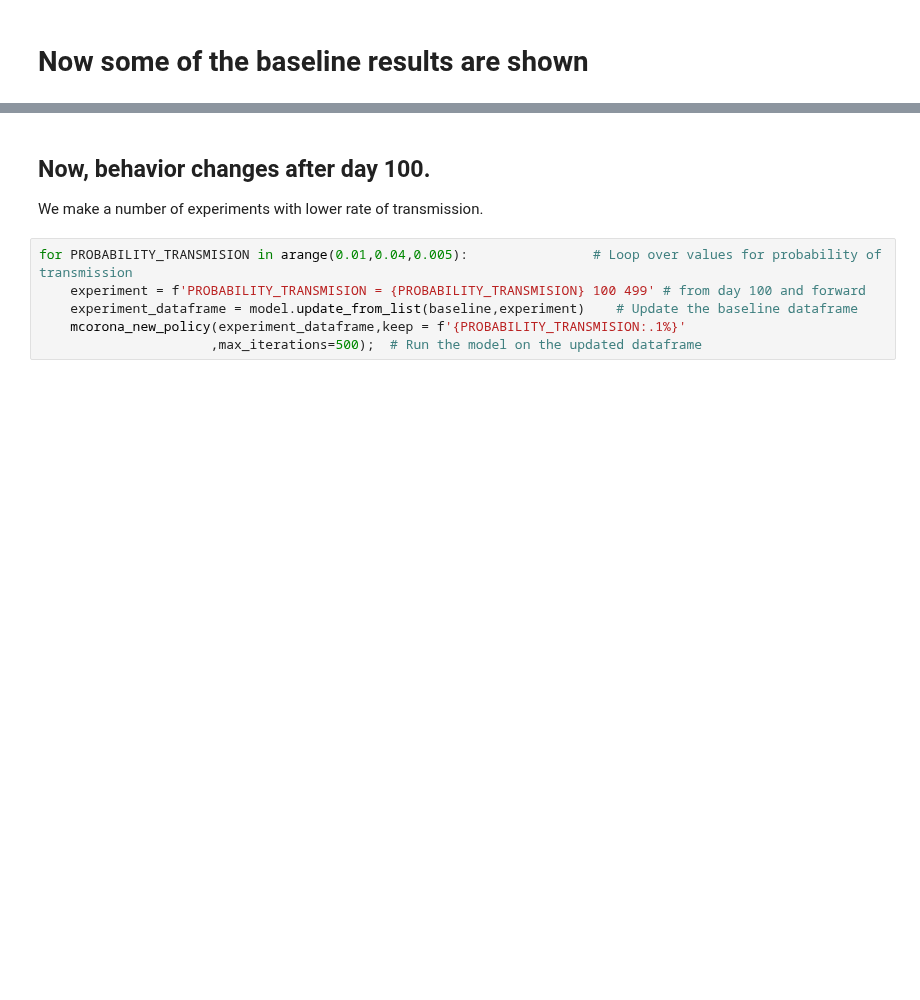
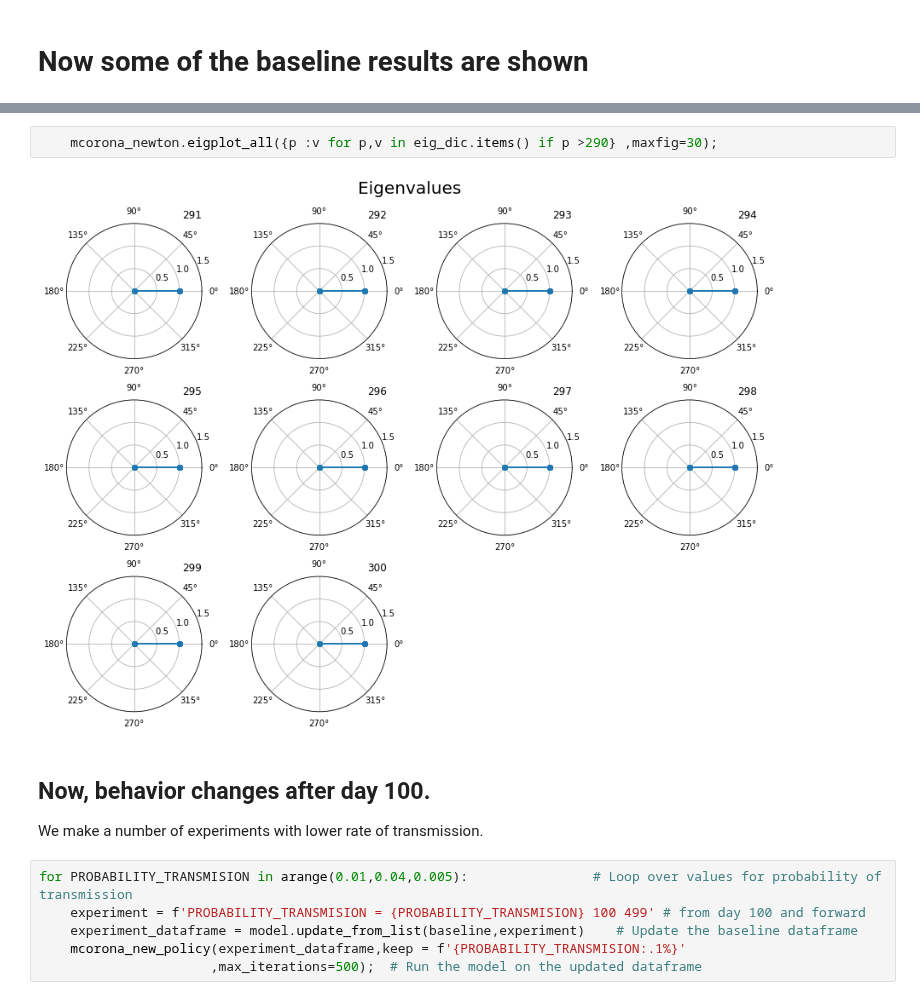
Before and after one commit to IbHansen/Modelflow2, a Jupyter notebook: Examples/corona/Corona experiments with policy - interactive slideshow.ipynb, the cells around one changed output, grey strips where cells are left out. Drawn from its saved outputs; the diff is of its cells as text; blank space fills up the shorter version.

```diff
--- a/Examples/corona/Corona experiments with policy - interactive slideshow.ipynb
+++ b/Examples/corona/Corona experiments with policy - interactive slideshow.ipynb
@@ -97,3 +111,7 @@ with mcorona_new_policy.set_smpl(60,300):
+# %%
+    mcorona_newton.eigplot_all({p :v for p,v in eig_dic.items() if p >290} ,maxfig=30);
+# %% [output]
+[figure, added]
 # %% [markdown]
 ## Now,  behavior changes after day 100.
 We make a number of experiments with lower rate of transmission.
```
Also changed, not shown: parts of 4 cells of this notebook, 11 other files.
